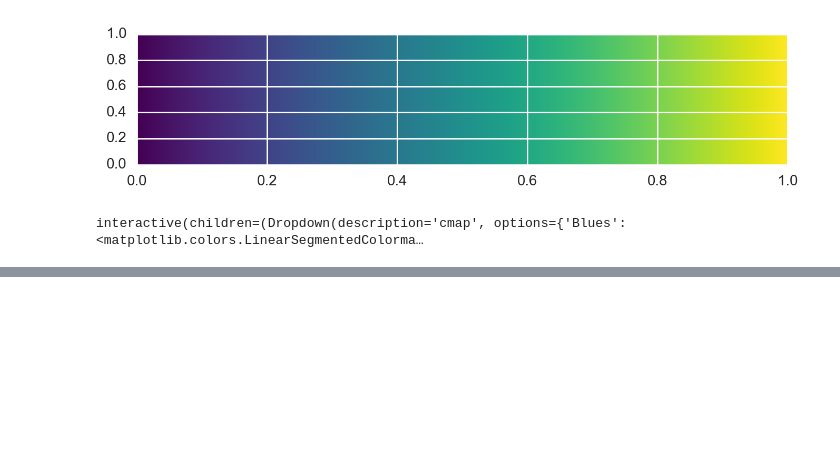
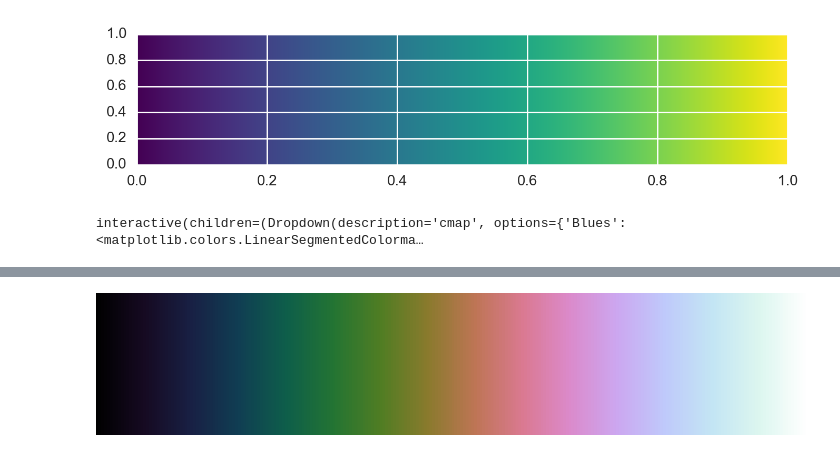
Before and after one commit to UIUC-iSchool-DataViz/spring2019online, a Jupyter notebook: week05/prep_notebook_week05.ipynb, the cells around one changed output, grey strips where cells are left out. Drawn from its saved outputs; the diff is of its cells as text; code cells hidden in the pictures; blank space fills up the shorter version.

```diff
--- a/week05/prep_notebook_week05.ipynb
+++ b/week05/prep_notebook_week05.ipynb
@@ -139,0 +324,4 @@ interactive(children=(Dropdown(description='cmap', options={'Blues': <matplotlib
+# %%
+palettable.cubehelix.classic_16.show_continuous_image(size=(10,2))
+# %% [output]
+[figure, added]
```
Also changed, not shown: parts of 48 cells of this notebook, 36 other files.
